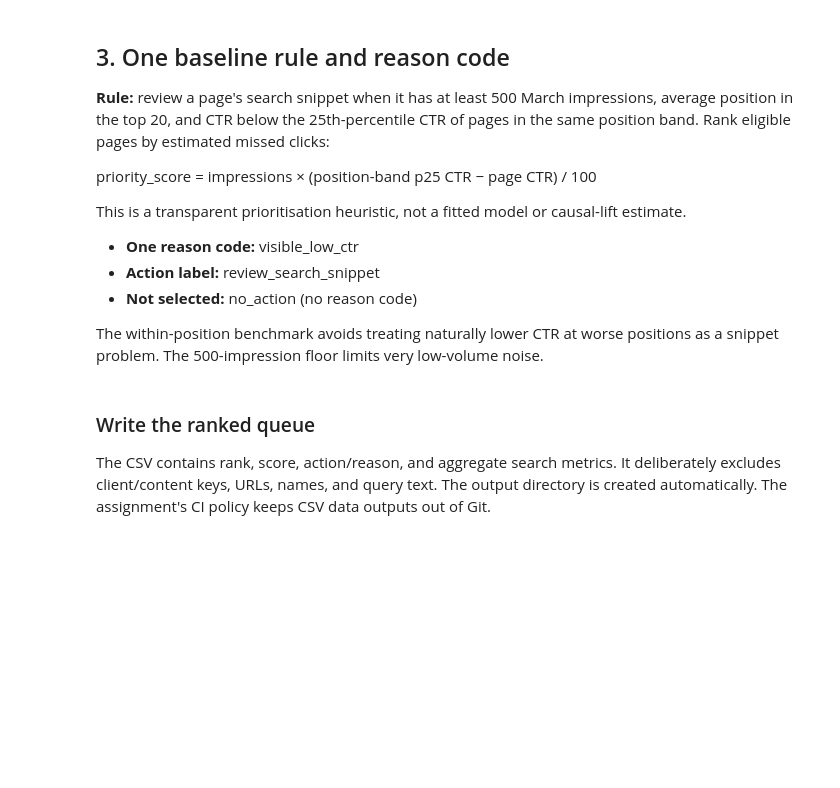
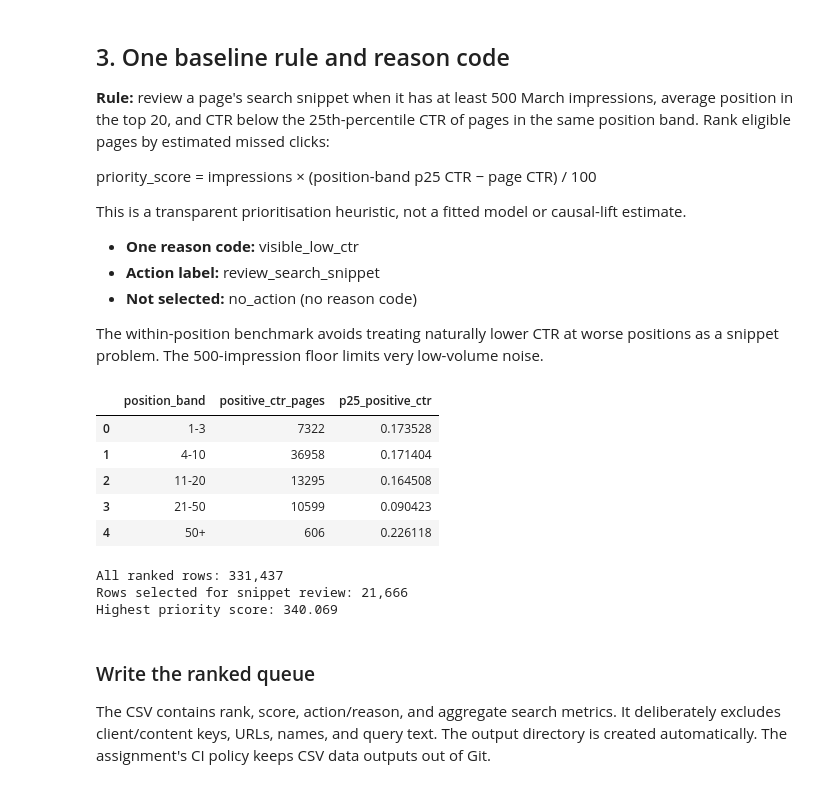
Before and after one commit to mhdaamiryo/fly-ml, a Jupyter notebook: work/notebooks/w04_baseline_score.ipynb, the cells around one changed output. Cells and saved outputs as stored; diff of their text form; code cells hidden in the pictures; blank space fills up the shorter version.

```diff
--- a/work/notebooks/w04_baseline_score.ipynb
+++ b/work/notebooks/w04_baseline_score.ipynb
@@ -141,25 +169,78 @@ This is a transparent prioritisation heuristic, not a fitted model or causal-lif
 
 The within-position benchmark avoids treating naturally lower CTR at worse positions as a snippet problem. The 500-impression floor limits very low-volume noise.
 # %%
-position_p25 = pos.groupby("position_band", observed=False)["ctr_pct"].quantile(0.25)
-df["position_p25_ctr_pct"] = df["position_band"].map(position_p25).astype(float)
-df["ctr_gap_pp"] = (df["position_p25_ctr_pct"] - df["ctr_pct"]).clip(lower=0)
+# Calculate position-band benchmarks using pages with positive CTR
+positive_pos = pos[pos["ctr_pct"] > 0].copy()
+
+position_benchmark = (
+    positive_pos.groupby("position_band", observed=False)
+    .agg(
+        positive_ctr_pages=("ctr_pct", "size"),
+        p25_positive_ctr=("ctr_pct", lambda x: x.quantile(0.25))
+    )
+)
+
+display(position_benchmark.reset_index())
+
+# Map benchmarks back to all pages
+df["position_p25_ctr_pct"] = (
+    df["position_band"].map(position_benchmark["p25_positive_ctr"]).astype(float)
+)
+
+# Calculate the CTR gap
+df["ctr_gap_pp"] = (
+    df["position_p25_ctr_pct"] - df["ctr_pct"]
+).clip(lower=0)
+
+# Eligibility rule
 eligible = (
     df["impressions"].ge(500)
     & df["avg_position"].le(20)
     & df["position_p25_ctr_pct"].notna()
     & df["ctr_gap_pp"].gt(0)
 )
-df["priority_score"] = np.where(eligible, df["impressions"] * df["ctr_gap_pp"] / 100, 0.0)
-df["reason_code"] = np.where(eligible, "visible_low_ctr", "")
-df["action"] = np.where(eligible, "review_search_snippet", "no_action")
-queue = df.sort_values(["priority_score", "impressions"], ascending=[False, False]).reset_index(drop=True)
+
+# Calculate priority score
+df["priority_score"] = np.where(
+    eligible,
+    df["impressions"] * df["ctr_gap_pp"] / 100,
+    0.0
+)
+
+# One reason code and one action
+df["reason_code"] = np.where(
+    eligible, "visible_low_ctr", ""
+)
+
+df["action"] = np.where(
+    eligible, "review_search_snippet", "no_action"
+)
+
+# Rank all pages
+queue = df.sort_values(
+    ["priority_score", "impressions"],
+    ascending=[False, False]
+).reset_index(drop=True)
+
 queue.insert(0, "rank", np.arange(1, len(queue) + 1))
+
 flagged = queue[queue["priority_score"] > 0].copy()
+
 print(f"All ranked rows: {len(queue):,}")
 print(f"Rows selected for snippet review: {len(flagged):,}")
 print(f"Highest priority score: {queue['priority_score'].max():,.3f}")
-assert len(flagged) >= 10, "Fewer than 10 eligible rows; revisit the rule or confirm the source slice."
+
+assert len(flagged) >= 10, "Fewer than 10 eligible rows; inspect the benchmark."
+# %% [output]
+|  | position_band | positive_ctr_pages | p25_positive_ctr |
+| 0 | 1-3 | 7322 | 0.173528 |
+| 1 | 4-10 | 36958 | 0.171404 |
+| 2 | 11-20 | 13295 | 0.164508 |
+| 3 | 21-50 | 10599 | 0.090423 |
+| 4 | 50+ | 606 | 0.226118 |
+All ranked rows: 331,437
+Rows selected for snippet review: 21,666
+Highest priority score: 340.069
 # %% [markdown]
 ### Write the ranked queue
 
```
Also changed, not shown: parts of 7 cells of this notebook.
